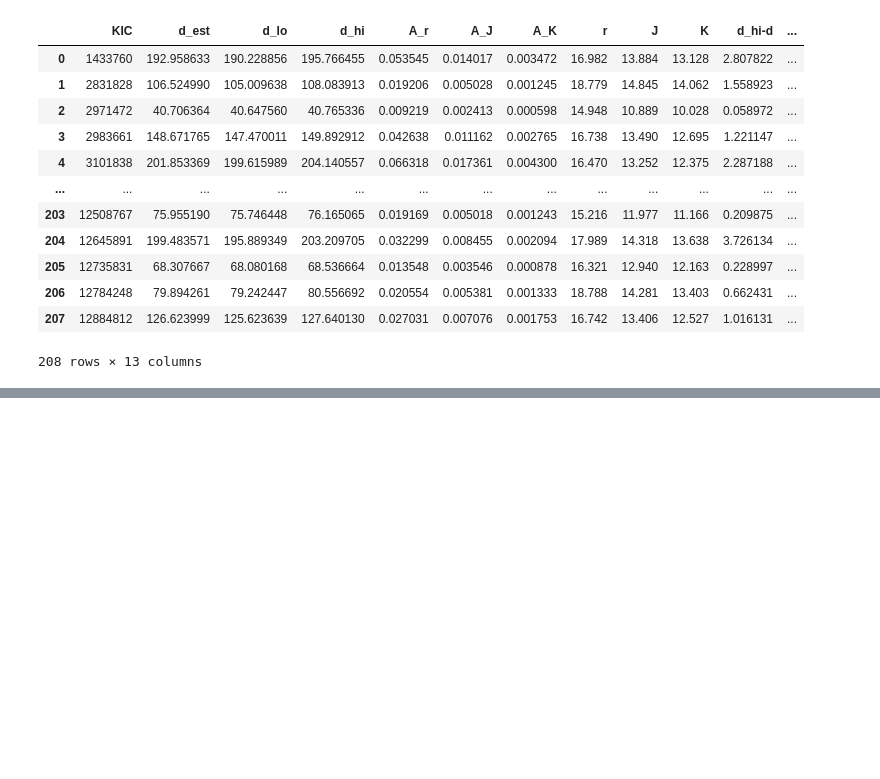
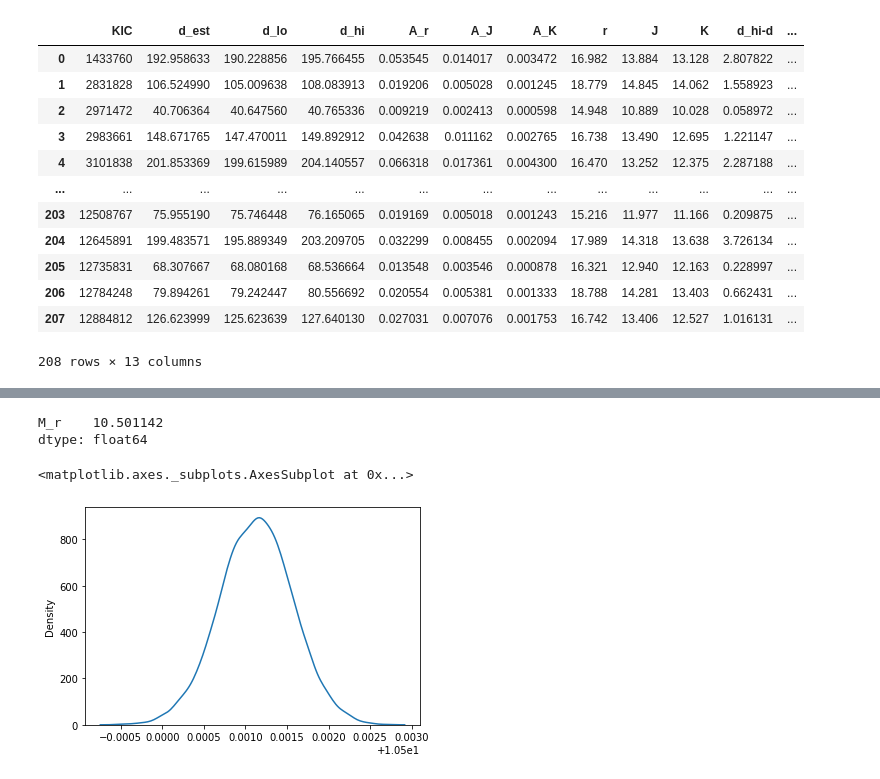
Before and after one commit to Nongbon/INTERNSHIP_NARIT, a Jupyter notebook: M_phot.ipynb, the cells around one changed output, grey strips where cells are left out. Drawn from its saved outputs; the diff is of its cells as text; code cells hidden in the pictures; blank space fills up the shorter version.

```diff
--- a/M_phot.ipynb
+++ b/M_phot.ipynb
@@ -70,5 +81,0 @@ sns.distplot(s , hist=False)
-# %%
-data_phot['M_r'] = data_phot.r - 5 * (np.log10(data_phot.d_est)-1) - data_phot.A_r
-data_phot['M_J'] = data_phot.J - 5 * (np.log10(data_phot.d_est)-1) - data_phot.A_J
-data_phot['M_K'] = data_phot.K - 5 * (np.log10(data_phot.d_est)-1) - data_phot.A_K
-data_phot
@@ -124,0 +82,4 @@ M.to_csv("M_phot.csv")
+# %%
+# M = m - 5[log(d)-1] - A
+M_r = data_phot.r[0] - 5 * (np.log10(sample)-1) - data_phot.A_r[0]
+M_r
@@ -124,0 +100,10 @@ M.to_csv("M_phot.csv")
+# %%
+np.mean(M_r)
+# %% [output]
+M_r    10.501142
+dtype: float64
+# %%
+sns.distplot(M_r , hist=False)
+# %% [output]
+<matplotlib.axes._subplots.AxesSubplot at 0x...>
+[figure, added]
```
Also changed, not shown: parts of 8 cells of this notebook.
